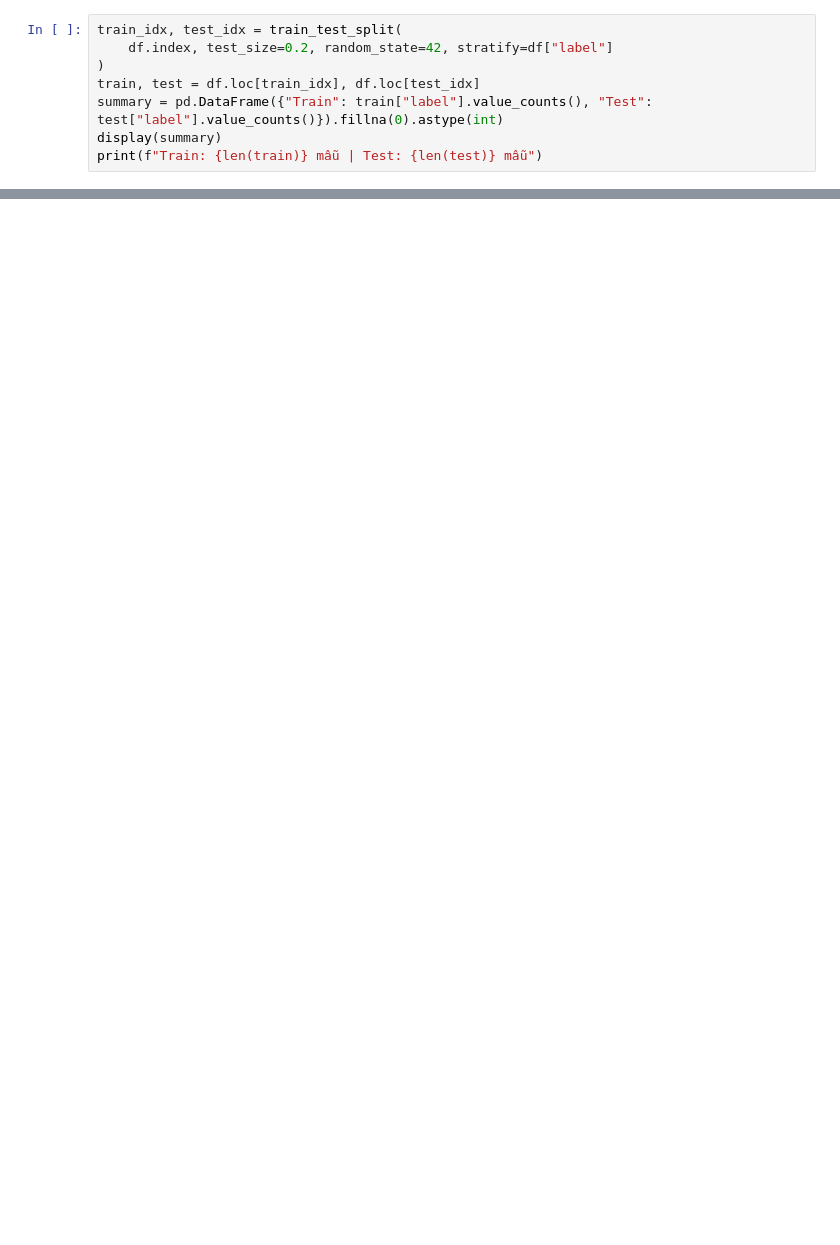
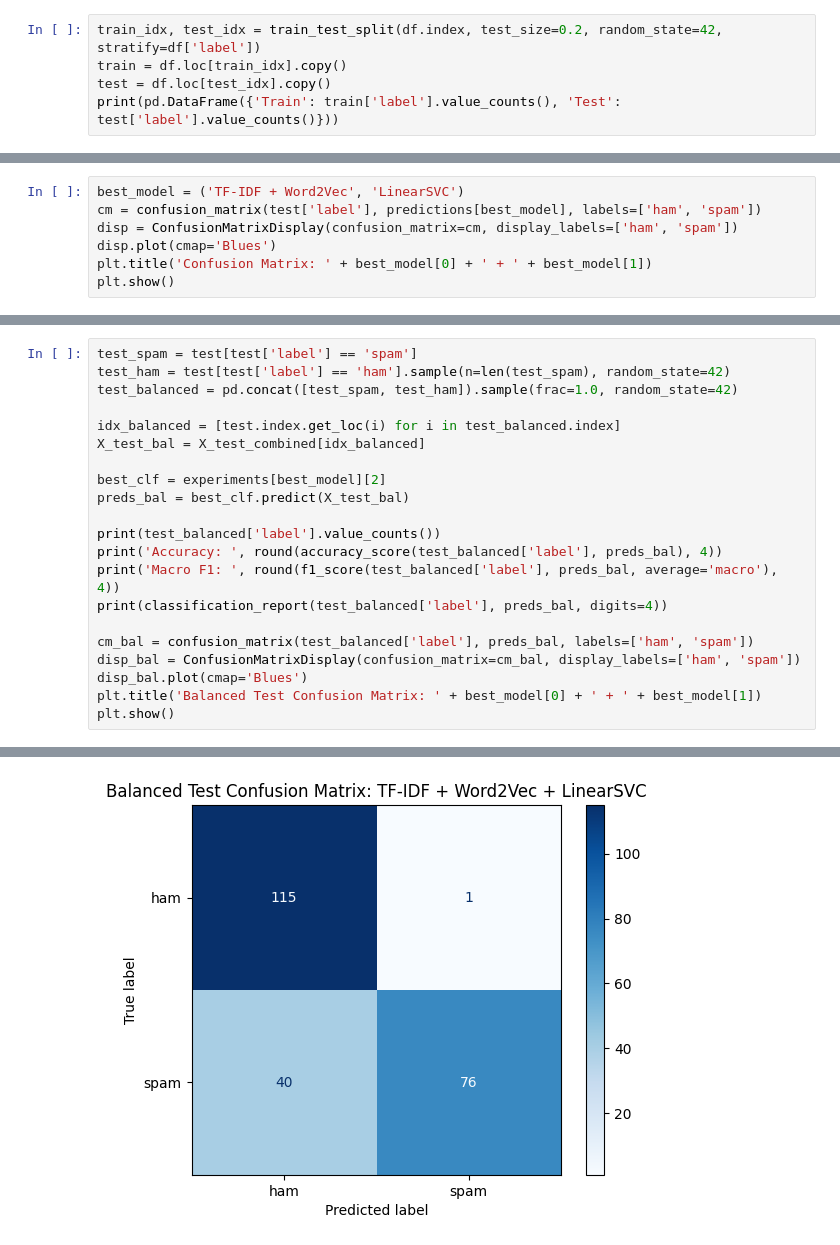
Before and after one commit to huuhieu56/NLP1, a Jupyter notebook: PTIT_spam_ham.ipynb, the cells around one changed output, grey strips where cells are left out. Saved outputs shown, nothing was run; the diff lists cells and outputs as text; blank space fills up the shorter version.

```diff
--- a/PTIT_spam_ham.ipynb
+++ b/PTIT_spam_ham.ipynb
@@ -91,9 +77,6 @@ Dùng **80% train / 20% test**, `random_state=42`, chia có giữ tỷ lệ hai
 # %%
-train_idx, test_idx = train_test_split(
-    df.index, test_size=0.2, random_state=42, stratify=df["label"]
-)
-train, test = df.loc[train_idx], df.loc[test_idx]
-summary = pd.DataFrame({"Train": train["label"].value_counts(), "Test": test["label"].value_counts()}).fillna(0).astype(int)
-display(summary)
-print(f"Train: {len(train)} mẫu | Test: {len(test)} mẫu")
+train_idx, test_idx = train_test_split(df.index, test_size=0.2, random_state=42, stratify=df['label'])
+train = df.loc[train_idx].copy()
+test = df.loc[test_idx].copy()
+print(pd.DataFrame({'Train': train['label'].value_counts(), 'Test': test['label'].value_counts()}))
 # %% [output]
@@ -197,0 +182,7 @@ Các mẫu kiểm tra được dự đoán sai bởi ít nhất một mô hình:
+# %%
+best_model = ('TF-IDF + Word2Vec', 'LinearSVC')
+cm = confusion_matrix(test['label'], predictions[best_model], labels=['ham', 'spam'])
+disp = ConfusionMatrixDisplay(confusion_matrix=cm, display_labels=['ham', 'spam'])
+disp.plot(cmap='Blues')
+plt.title('Confusion Matrix: ' + best_model[0] + ' + ' + best_model[1])
+plt.show()
@@ -197,0 +217,22 @@ Các mẫu kiểm tra được dự đoán sai bởi ít nhất một mô hình:
+# %%
+test_spam = test[test['label'] == 'spam']
+test_ham = test[test['label'] == 'ham'].sample(n=len(test_spam), random_state=42)
+test_balanced = pd.concat([test_spam, test_ham]).sample(frac=1.0, random_state=42)
+
+idx_balanced = [test.index.get_loc(i) for i in test_balanced.index]
+X_test_bal = X_test_combined[idx_balanced]
+
+best_clf = experiments[best_model][2]
+preds_bal = best_clf.predict(X_test_bal)
+
+print(test_balanced['label'].value_counts())
+print('Accuracy: ', round(accuracy_score(test_balanced['label'], preds_bal), 4))
+print('Macro F1: ', round(f1_score(test_balanced['label'], preds_bal, average='macro'), 4))
+print(classification_report(test_balanced['label'], preds_bal, digits=4))
+
+cm_bal = confusion_matrix(test_balanced['label'], preds_bal, labels=['ham', 'spam'])
+disp_bal = ConfusionMatrixDisplay(confusion_matrix=cm_bal, display_labels=['ham', 'spam'])
+disp_bal.plot(cmap='Blues')
+plt.title('Balanced Test Confusion Matrix: ' + best_model[0] + ' + ' + best_model[1])
+plt.show()
+# %% [output]
@@ -197,0 +253 @@ Các mẫu kiểm tra được dự đoán sai bởi ít nhất một mô hình:
+[figure, added]
```
Also changed, not shown: parts of 24 cells of this notebook, 1 other file.
